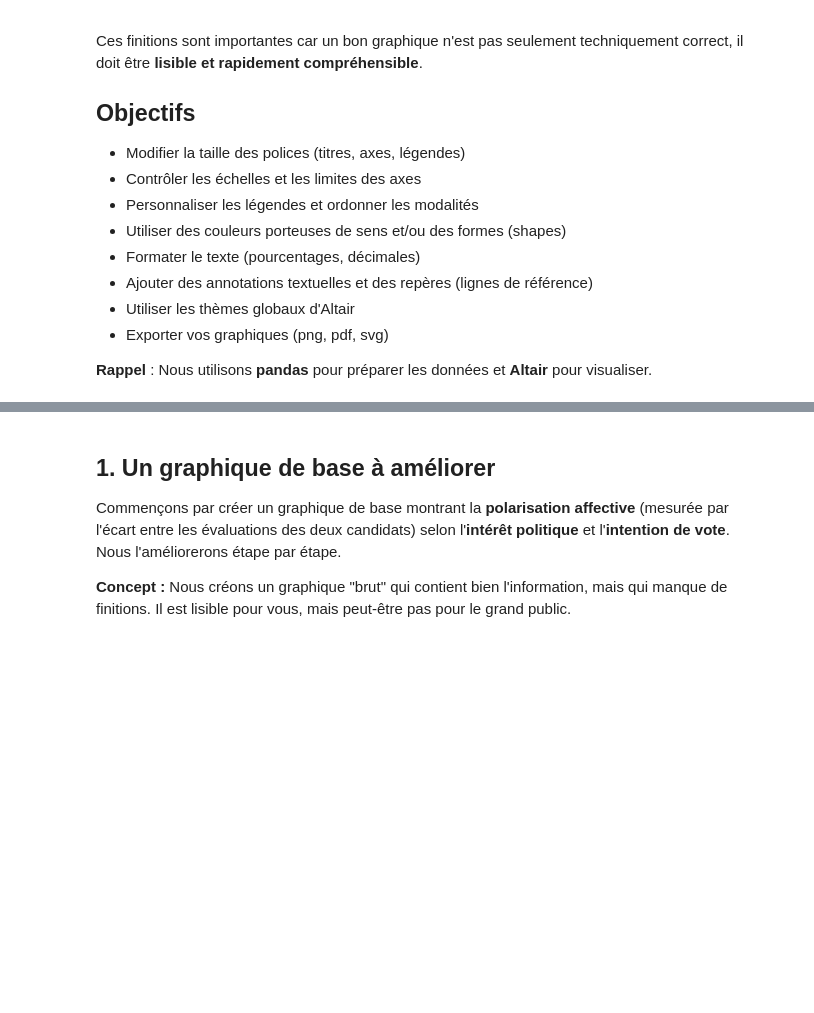
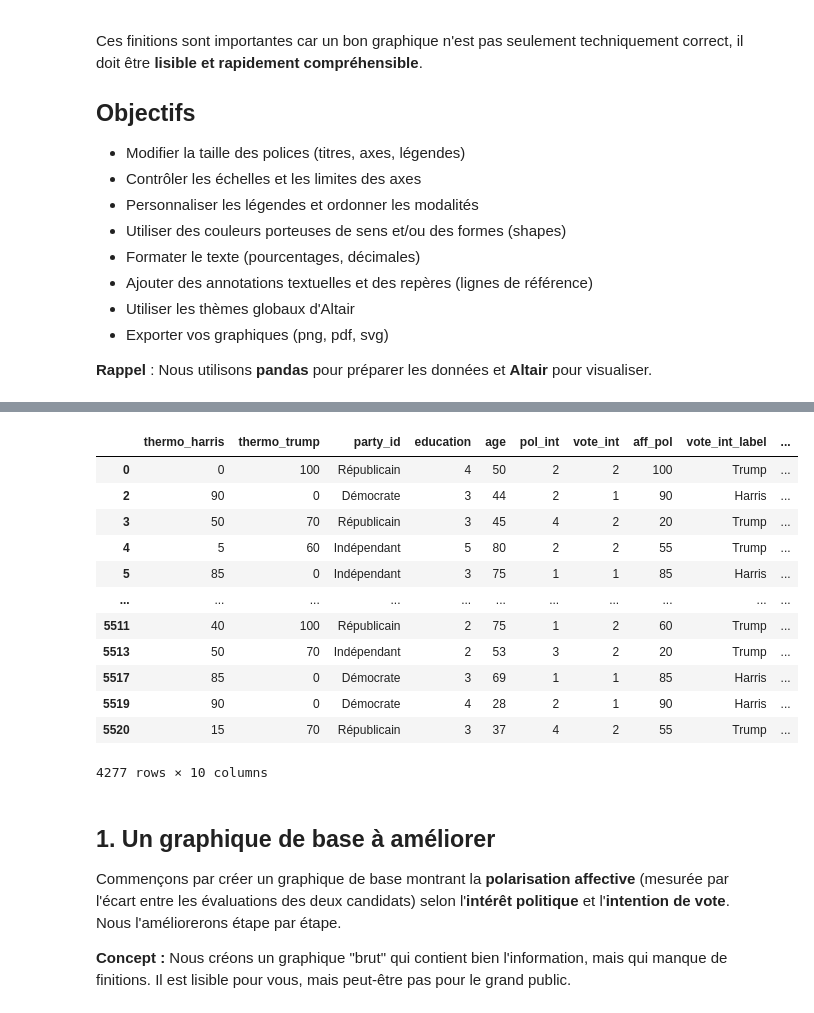
Before and after one commit to SciencesPoBordeaux/data-viz, a Jupyter notebook: notebooks/10-finitions.ipynb, the cells around one changed output, grey strips where cells are left out. Cells and saved outputs as stored; diff of their text form; code cells hidden in the pictures; blank space fills up the shorter version.

```diff
--- a/notebooks/10-finitions.ipynb
+++ b/notebooks/10-finitions.ipynb
@@ -43,8 +47,8 @@ selected_vars = [
     "V241156",  # thermomètre Harris
     "V241157",  # thermomètre Trump
     "V241221",  # identification partisane (7 points)
-    "V241465x", # éducation
-    "V241458x", # âge
+    "V241465x",  # éducation
+    "V241458x",  # âge
     "V241004",  # intérêt politique
     "V241043",  # intention de vote
 ]
@@ -58,7 +62,7 @@ df.columns = [
     "education",
     "age",
     "pol_int",
-    "vote_int"
+    "vote_int",
 ]
 
 # Calcul de la polarisation affective : différence absolue entre les deux thermomètres
@@ -67,45 +71,56 @@ df.columns = [
 df["aff_pol"] = abs(df["thermo_harris"] - df["thermo_trump"])
 
 # Recodage de l'identification partisane
-party_labels = {
-    1: "Démocrate", 2: "Républicain",
-    3: "Indépendant", 5: "Autre"
-}
+party_labels = {1: "Démocrate", 2: "Républicain", 3: "Indépendant", 5: "Autre"}
 df["party_id"] = df["party_id"].replace(party_labels)
 df
 
 # Recodage de l'intention de vote
 vote_labels = {
     1: "Harris",
     2: "Trump",
     3: "Autre",
     4: "Autre",
     5: "Autre",
     6: "Autre",
 }
 df["vote_int_label"] = df["vote_int"].replace(vote_labels)
 
 # Recodage de l'intérêt politique
 pol_int_labels = {
     1: "Toujours",
     2: "La plupart du temps",
     3: "Parfois",
     4: "Rarement",
-    5: "Jamais"
+    5: "Jamais",
 }
 df["pol_int_label"] = df["pol_int"].replace(pol_int_labels)
 
 # Nettoyage : on garde les valeurs valides
 mask = (
-    df["thermo_harris"].between(0, 100) &
-    df["thermo_trump"].between(0, 100) &
-    df["aff_pol"].between(0, 100) &
-    df["party_id"].isin(["Démocrate", "Indépendant", "Républicain"]) &
-    df["vote_int"].between(1,3) &
-    df["pol_int"].between(1, 5)
+    df["thermo_harris"].between(0, 100)
+    & df["thermo_trump"].between(0, 100)
+    & df["aff_pol"].between(0, 100)
+    & df["party_id"].isin(["Démocrate", "Indépendant", "Républicain"])
+    & df["vote_int"].between(1, 3)
+    & df["pol_int"].between(1, 5)
 )
 df_clean = df[mask]
 df_clean
+# %% [output]
+|  | thermo_harris | thermo_trump | party_id | education | age | pol_int | vote_int | aff_pol | vote_int_label | ... |
+| 0 | 0 | 100 | Républicain | 4 | 50 | 2 | 2 | 100 | Trump | ... |
+| 2 | 90 | 0 | Démocrate | 3 | 44 | 2 | 1 | 90 | Harris | ... |
+| 3 | 50 | 70 | Républicain | 3 | 45 | 4 | 2 | 20 | Trump | ... |
+| 4 | 5 | 60 | Indépendant | 5 | 80 | 2 | 2 | 55 | Trump | ... |
+| 5 | 85 | 0 | Indépendant | 3 | 75 | 1 | 1 | 85 | Harris | ... |
+| ... | ... | ... | ... | ... | ... | ... | ... | ... | ... | ... |
+| 5511 | 40 | 100 | Républicain | 2 | 75 | 1 | 2 | 60 | Trump | ... |
+| 5513 | 50 | 70 | Indépendant | 2 | 53 | 3 | 2 | 20 | Trump | ... |
+| 5517 | 85 | 0 | Démocrate | 3 | 69 | 1 | 1 | 85 | Harris | ... |
+| 5519 | 90 | 0 | Démocrate | 4 | 28 | 2 | 1 | 90 | Harris | ... |
+| 5520 | 15 | 70 | Républicain | 3 | 37 | 4 | 2 | 55 | Trump | ... |
+4277 rows × 10 columns
 # %% [markdown]
 ## 1. Un graphique de base à améliorer
 
```
Also changed, not shown: parts of 25 cells of this notebook.
